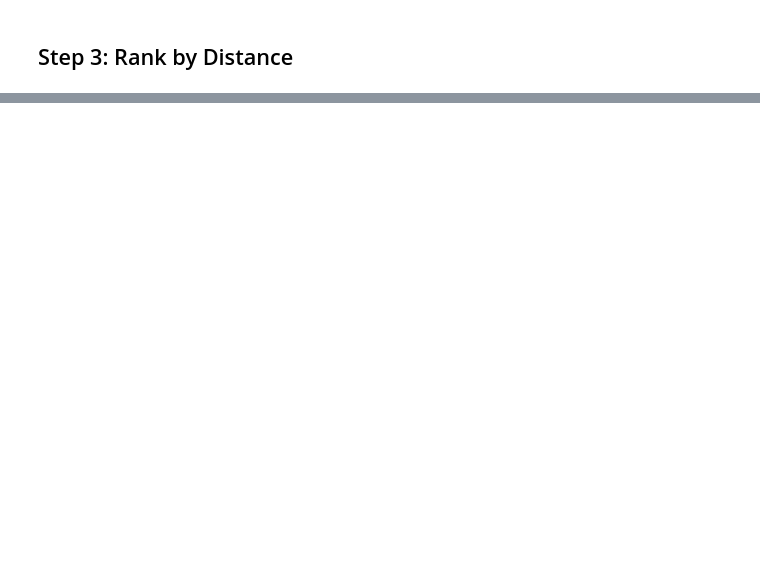
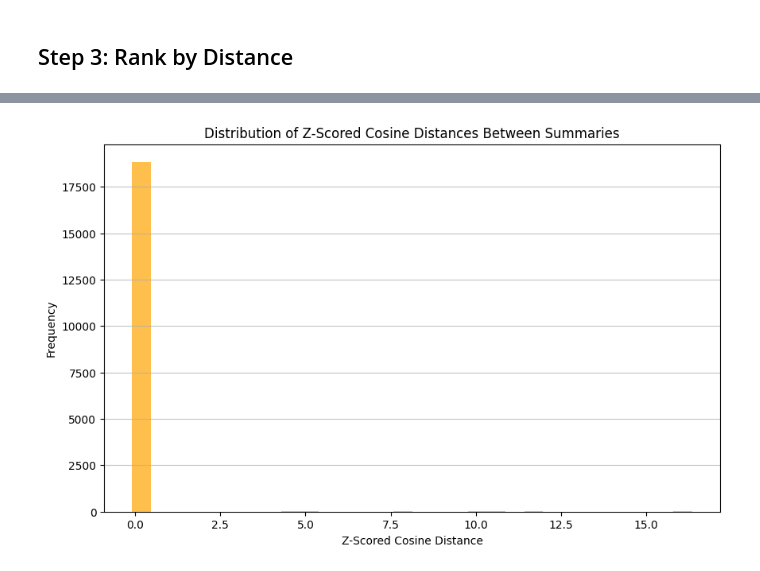
Before and after one commit to schlesingerphilipp/mc-modder-etl, a Jupyter notebook: app/notebooks/summary_analysis.ipynb, the cells around one changed output, grey strips where cells are left out. Drawn from its saved outputs; the diff is of its cells as text; code cells hidden in the pictures; blank space fills up the shorter version.

```diff
--- a/app/notebooks/summary_analysis.ipynb
+++ b/app/notebooks/summary_analysis.ipynb
@@ -99,0 +138,11 @@ else:
+# %%
+# plot the distance scores as histogram
+plt.figure(figsize=(10, 6))
+plt.hist(distances_df['distance_zscore'], bins=30, alpha=0.7, color='orange')
+plt.title('Distribution of Z-Scored Cosine Distances Between Summaries')
+plt.xlabel('Z-Scored Cosine Distance')
+plt.ylabel('Frequency')
+plt.grid(axis='y', alpha=0.75)
+plt.show()
+# %% [output]
+[figure, added]
```
Also changed, not shown: parts of 11 cells of this notebook, 3 other files.
